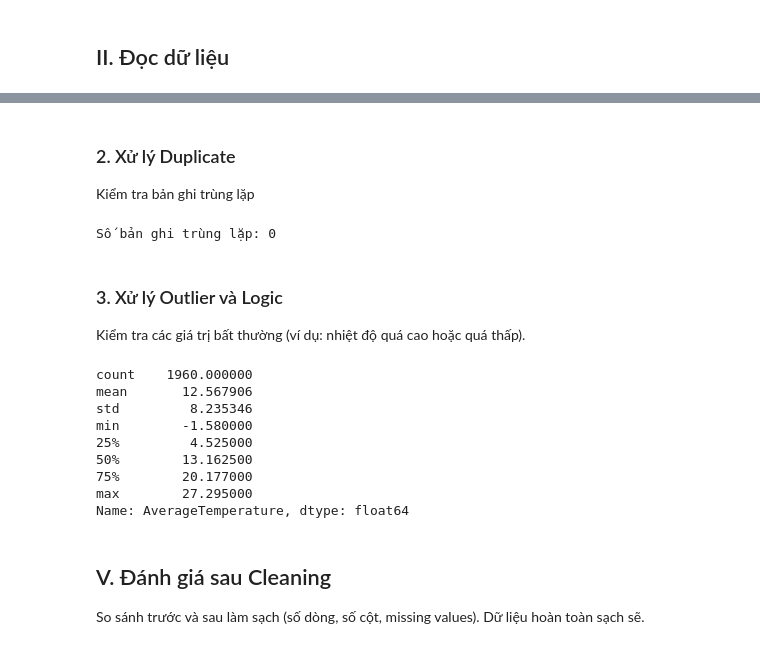
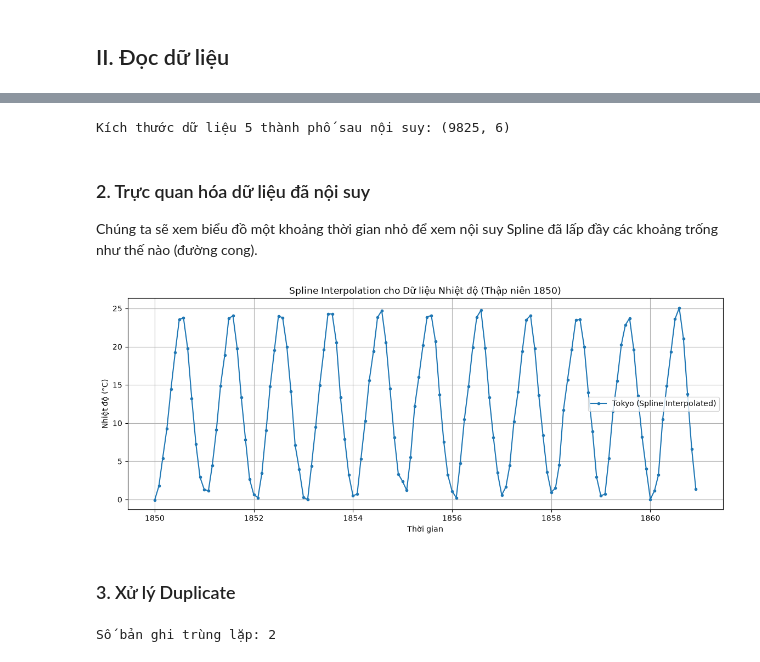
Before and after one commit to mkhoi17112007-create/Global-Climate-Change, a Jupyter notebook: notebooks/03_data_cleaning.ipynb, the cells around one changed output, grey strips where cells are left out. Saved outputs shown, nothing was run; the diff lists cells and outputs as text; code cells hidden in the pictures.

```diff
--- a/notebooks/03_data_cleaning.ipynb
+++ b/notebooks/03_data_cleaning.ipynb
@@ -58,28 +65,56 @@ dtype: int64
+# %%
+all_cleaned = []
+
+for city in cities:
+    city_df = df[df['City'] == city].copy()
+    city_df = city_df.set_index('dt').sort_index()
+
+    # Đảm bảo trục thời gian liên tục
+    full_idx = pd.date_range(start='1850-01-01', end=city_df.index.max(), freq='MS')
+    city_df = city_df.reindex(full_idx)
+
+    # Áp dụng Spline bậc 3
+    city_df['AverageTemperature'] = city_df['AverageTemperature'].interpolate(method='spline', order=3)
+    city_df['AverageTemperatureUncertainty'] = city_df['AverageTemperatureUncertainty'].interpolate(method='linear')
+
+    # Bỏ đi các dòng vẫn còn NaN ở đầu mút không thể nội suy
+    city_df = city_df.dropna(subset=['AverageTemperature'])
+
+    # Khôi phục nhãn Thành phố và Quốc gia
+    city_df['City'] = city
+    city_df['Country'] = df[df['City'] == city]['Country'].dropna().iloc[0]
+
+    all_cleaned.append(city_df)
+
+# Gộp 5 thành phố lại thành 1 bảng lớn
+final_df = pd.concat(all_cleaned)
+print("Kích thước dữ liệu 5 thành phố sau nội suy:", final_df.shape)
+# %% [output]
+Kích thước dữ liệu 5 thành phố sau nội suy: (9825, 6)
+# %% [markdown]
+### 2. Trực quan hóa dữ liệu đã nội suy
+Chúng ta sẽ xem biểu đồ một khoảng thời gian nhỏ để xem nội suy Spline đã lấp đầy các khoảng trống như thế nào (đường cong).
+# %%
+plt.figure(figsize=(14, 5))
+
+# Vẽ đại diện đường cong của Tokyo
+plot_df = final_df[final_df['City'] == 'Tokyo']
+plt.plot(plot_df.loc['1850':'1860'].index, plot_df.loc['1850':'1860']['AverageTemperature'], marker='o', markersize=3, label='Tokyo (Spline Interpolated)')
+
+plt.title('Spline Interpolation cho Dữ liệu Nhiệt độ (Thập niên 1850)')
+plt.xlabel('Thời gian')
+plt.ylabel('Nhiệt độ (°C)')
+plt.legend()
+plt.grid(True)
+plt.show()
+# %% [output]
+[figure, added]
 # %% [markdown]
-### 2. Xử lý Duplicate
-Kiểm tra bản ghi trùng lặp
+### 3. Xử lý Duplicate
 # %%
-duplicates = city_df.duplicated().sum()
+duplicates = final_df.duplicated().sum()
 print("Số bản ghi trùng lặp:", duplicates)
 if duplicates > 0:
-    city_df = city_df.drop_duplicates()
+    final_df = final_df.drop_duplicates()
 # %% [output]
-Số bản ghi trùng lặp: 0
+Số bản ghi trùng lặp: 2
-# %% [markdown]
-### 3. Xử lý Outlier và Logic
-Kiểm tra các giá trị bất thường (ví dụ: nhiệt độ quá cao hoặc quá thấp).
-# %%
-city_df['AverageTemperature'].describe()
-# %% [output]
-count    1960.000000
-mean       12.567906
-std         8.235346
-min        -1.580000
-25%         4.525000
-50%        13.162500
-75%        20.177000
-max        27.295000
-Name: AverageTemperature, dtype: float64
-# %% [markdown]
-## V. Đánh giá sau Cleaning
-So sánh trước và sau làm sạch (số dòng, số cột, missing values). Dữ liệu hoàn toàn sạch sẽ.
```
Also changed, not shown: parts of 14 cells of this notebook, 8 other files.
